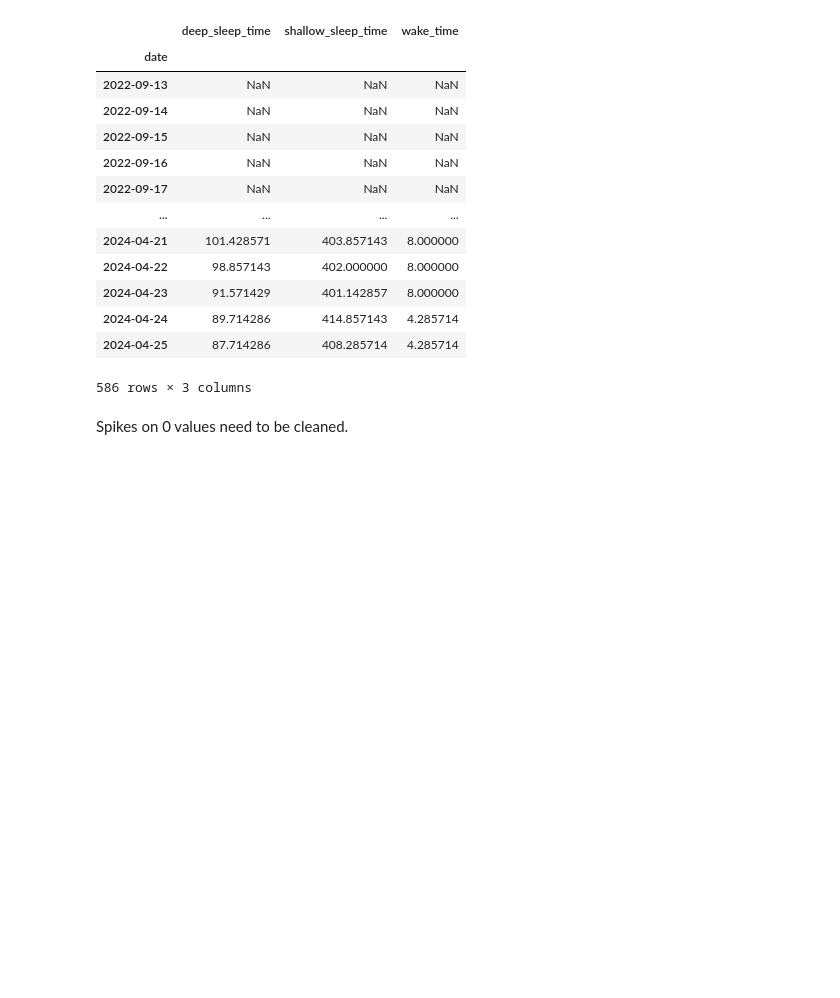
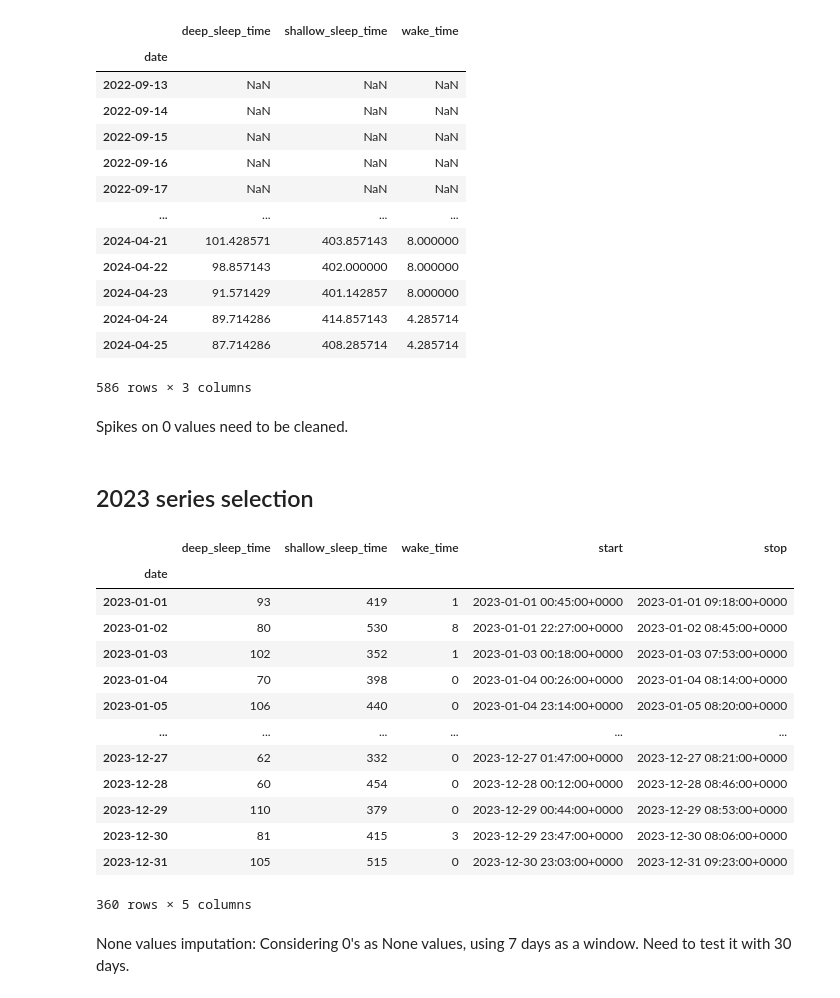
Before and after one commit to pacotoh/somnar, a Jupyter notebook: src/eda/SleepViz.ipynb, the cells around one changed output. Cells and saved outputs as stored; diff of their text form; code cells hidden in the pictures; blank space fills up the shorter version.

```diff
--- a/src/eda/SleepViz.ipynb
+++ b/src/eda/SleepViz.ipynb
@@ -137,3 +134,27 @@ moving_average_sleep = go.Figure(data=[
     marker_color='blue', text="deep_sleep")])
 
 moving_average_sleep.show()
+# %% [markdown]
+## 2023 series selection
+# %%
+start_date = '2023-01-01'
+end_date = '2023-12-31'
+mask = (df_sleep.index >= start_date) & (df_sleep.index <= end_date)
+df_2023 = df_sleep.loc[mask]
+# %%
+df_2023
+# %% [output]
+|  | deep_sleep_time | shallow_sleep_time | wake_time | start | stop |
+| date |  |  |  |  |  |
+| 2023-01-01 | 93 | 419 | 1 | 2023-01-01 00:45:00+0000 | 2023-01-01 09:18:00+0000 |
+| 2023-01-02 | 80 | 530 | 8 | 2023-01-01 22:27:00+0000 | 2023-01-02 08:45:00+0000 |
+| 2023-01-03 | 102 | 352 | 1 | 2023-01-03 00:18:00+0000 | 2023-01-03 07:53:00+0000 |
+| 2023-01-04 | 70 | 398 | 0 | 2023-01-04 00:26:00+0000 | 2023-01-04 08:14:00+0000 |
+| 2023-01-05 | 106 | 440 | 0 | 2023-01-04 23:14:00+0000 | 2023-01-05 08:20:00+0000 |
+| ... | ... | ... | ... | ... | ... |
+| 2023-12-27 | 62 | 332 | 0 | 2023-12-27 01:47:00+0000 | 2023-12-27 08:21:00+0000 |
+| 2023-12-28 | 60 | 454 | 0 | 2023-12-28 00:12:00+0000 | 2023-12-28 08:46:00+0000 |
+| 2023-12-29 | 110 | 379 | 0 | 2023-12-29 00:44:00+0000 | 2023-12-29 08:53:00+0000 |
+| 2023-12-30 | 81 | 415 | 3 | 2023-12-29 23:47:00+0000 | 2023-12-30 08:06:00+0000 |
+| 2023-12-31 | 105 | 515 | 0 | 2023-12-30 23:03:00+0000 | 2023-12-31 09:23:00+0000 |
+360 rows × 5 columns
@@ -139,0 +163,2 @@ moving_average_sleep.show()
+# %% [markdown]
+None values imputation: Considering 0's as None values, using 7 days as a window. Need to test it with 30 days.
```
Also changed, not shown: parts of 14 cells of this notebook.
